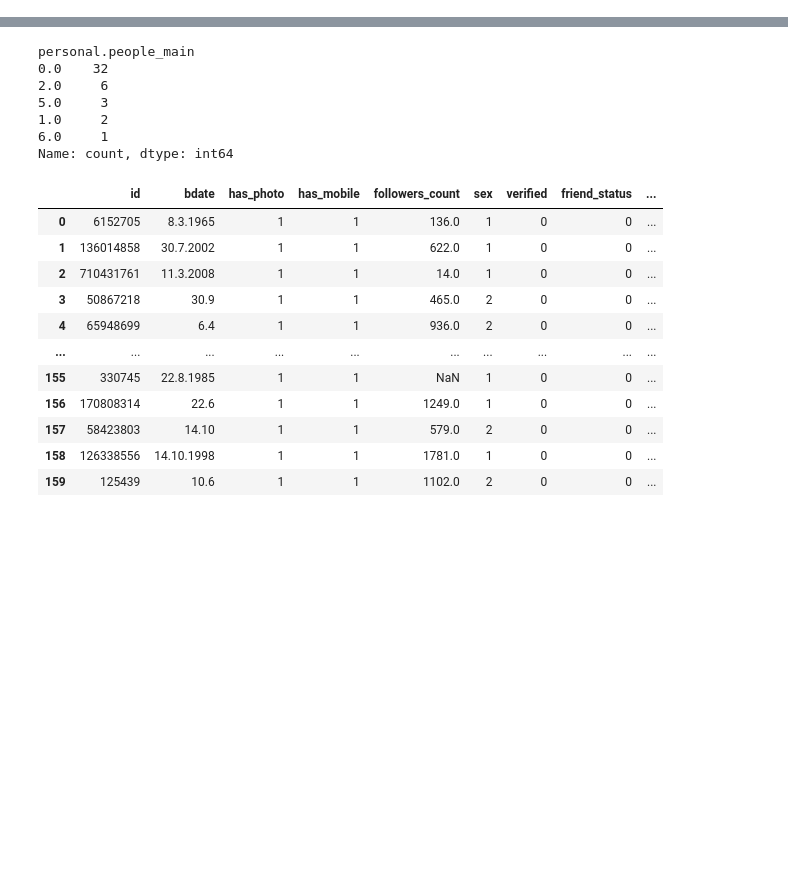
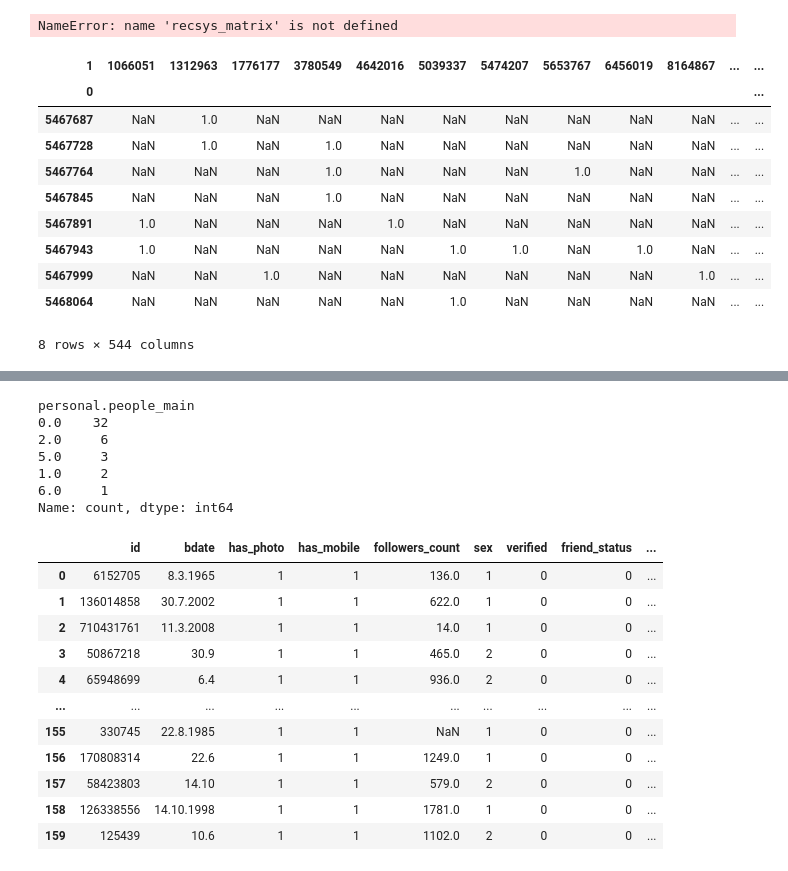
Before and after one commit to geniusserg/UserGenerator, a Jupyter notebook: research.ipynb, the cells around one changed output, grey strips where cells are left out. Saved outputs shown, nothing was run; the diff lists cells and outputs as text; code cells hidden in the pictures; blank space fills up the shorter version.

```diff
--- a/research.ipynb
+++ b/research.ipynb
@@ -9,0 +58,4 @@ True
+# %%
+users = recsys_matrix[(~recsys_matrix.isna()).sum() > 3].columns
+# %% [output]
+NameError: name 'recsys_matrix' is not defined
@@ -9,0 +66,23 @@ True
+# %%
+dfres = []
+for i in f["likes"]:
+    postid = i["post_id"]
+    likes = i["likes"]
+    for j in likes:
+        dfres.append([postid, j])
+
+df = pd.DataFrame(dfres)
+sparse_matrix = df.pivot_table(index=0, columns=1, aggfunc="size")
+sparse_matrix
+# %% [output]
+| 1 | 1066051 | 1312963 | 1776177 | 3780549 | 4642016 | 5039337 | 5474207 | 5653767 | 6456019 | 8164867 | ... | ... |
+| 0 |  |  |  |  |  |  |  |  |  |  |  | ... |
+| 5467687 | NaN | 1.0 | NaN | NaN | NaN | NaN | NaN | NaN | NaN | NaN | ... | ... |
+| 5467728 | NaN | 1.0 | NaN | 1.0 | NaN | NaN | NaN | NaN | NaN | NaN | ... | ... |
+| 5467764 | NaN | NaN | NaN | 1.0 | NaN | NaN | NaN | 1.0 | NaN | NaN | ... | ... |
+| 5467845 | NaN | NaN | NaN | 1.0 | NaN | NaN | NaN | NaN | NaN | NaN | ... | ... |
+| 5467891 | 1.0 | NaN | NaN | NaN | 1.0 | NaN | NaN | NaN | NaN | NaN | ... | ... |
+| 5467943 | 1.0 | NaN | NaN | NaN | NaN | 1.0 | 1.0 | NaN | 1.0 | NaN | ... | ... |
+| 5467999 | NaN | NaN | 1.0 | NaN | NaN | NaN | NaN | NaN | NaN | 1.0 | ... | ... |
+| 5468064 | NaN | NaN | NaN | NaN | NaN | 1.0 | NaN | NaN | NaN | NaN | ... | ... |
+8 rows × 544 columns
```
Also changed, not shown: parts of 29 cells of this notebook, 3 other files.
